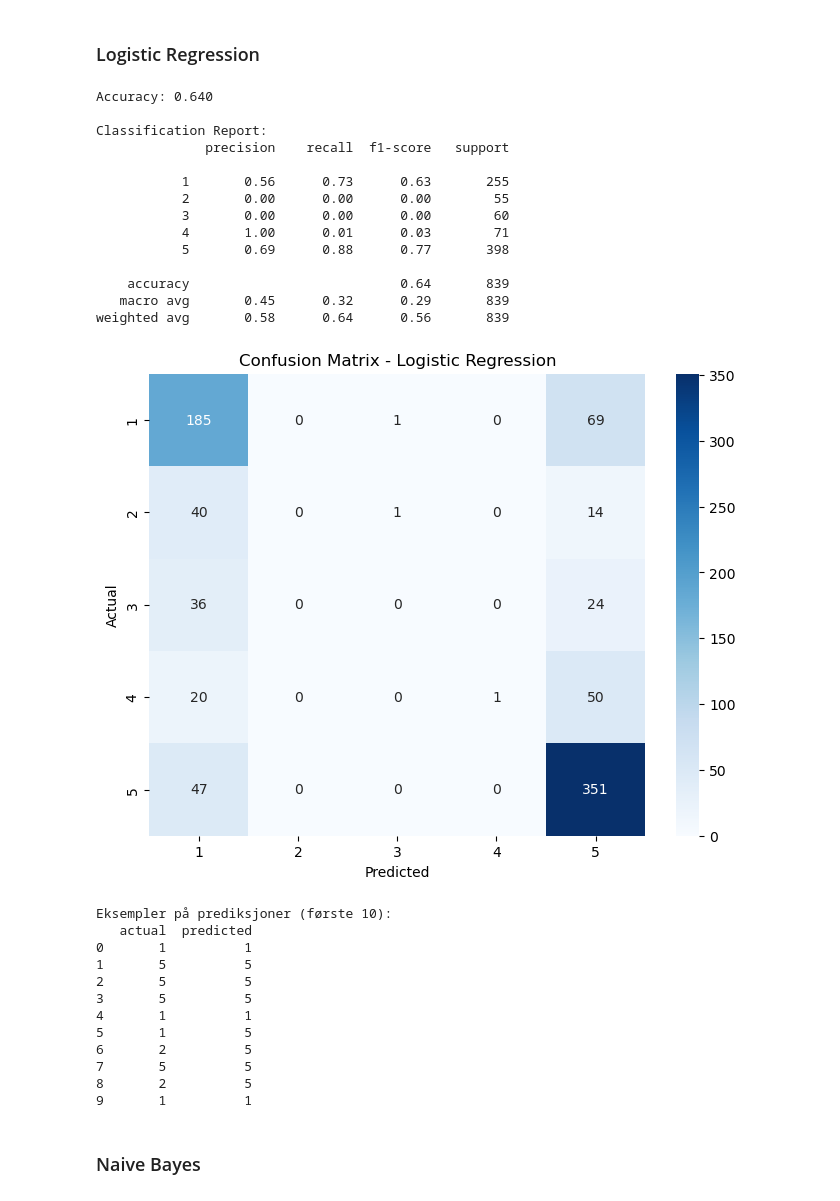
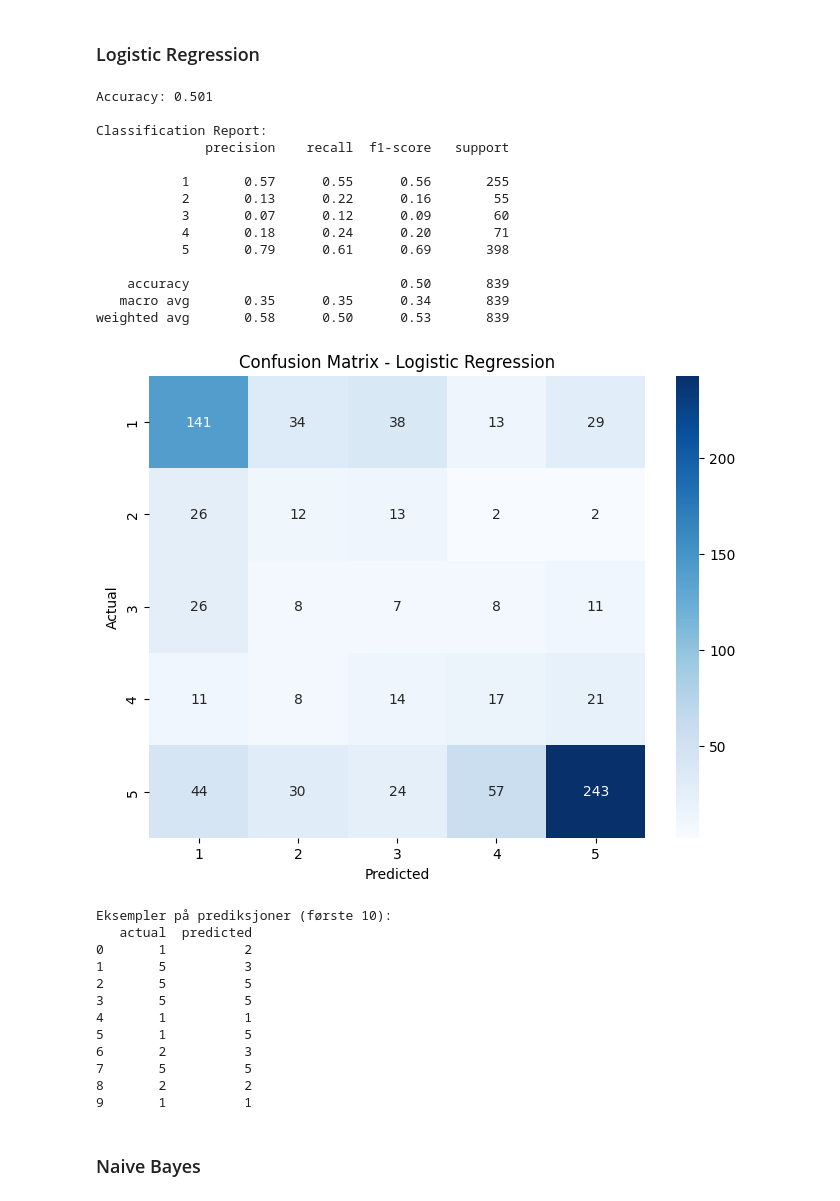
Before and after one commit to hmoverhaug/INFO284, a Jupyter notebook: visualisere.ipynb, the cells around one changed output. Drawn from its saved outputs; the diff is of its cells as text; code cells hidden in the pictures.

Commit message:
Update visualisere.ipynb
Lagt til weights

```diff
--- a/visualisere.ipynb
+++ b/visualisere.ipynb
@@ -422,3 +411,8 @@ X_test_seq = tokenizer.texts_to_sequences(X_test_text)
 
 X_train_seq = pad_sequences(X_train_seq, maxlen=100, padding='post')
 X_test_seq = pad_sequences(X_test_seq, maxlen=100, padding='post')
+
+classes = np.array([1, 2, 3, 4, 5])
+weights = compute_class_weight('balanced', classes=classes, y=y_train)
+class_weights = dict(zip(classes, weights))
+print("Class weights:", class_weights)
@@ -427,7 +423,7 @@ X_test_seq = pad_sequences(X_test_seq, maxlen=100, padding='post')
 # %% [markdown]
 ### Logistic Regression
 # %%
-model_lr = LogisticRegression(max_iter=1000, random_state=42)
+model_lr = LogisticRegression(max_iter=1000, random_state=42, class_weight=class_weights)
 model_lr.fit(X_train, y_train)
 
 # --- PREDIKSJON ---
@@ -437,54 +433,54 @@ y_pred_lr = model_lr.predict(X_test)
 accuracy = accuracy_score(y_test, y_pred_lr)
 print(f"Accuracy: {accuracy:.3f}")
 print("\nClassification Report:")
 print(classification_report(y_test, y_pred_lr))
 
 # --- CONFUSION MATRIX HEATMAP ---
 cm = confusion_matrix(y_test, y_pred_lr)
 
 plt.figure(figsize=(8, 6))
 sns.heatmap(cm, annot=True, fmt='d', cmap='Blues',
             xticklabels=sorted(y.unique()),
             yticklabels=sorted(y.unique()))
 plt.xlabel("Predicted")
 plt.ylabel("Actual")
 plt.title("Confusion Matrix - Logistic Regression")
 plt.show()
 
 # --- VIS NOEN EKSEMPLER ---
 results = pd.DataFrame({
     "actual": y_test.values,
     "predicted": y_pred_lr
 })
 print("\nEksempler på prediksjoner (første 10):")
 print(results.head(10))
 # %% [output]
-Accuracy: 0.640
+Accuracy: 0.501
 
 Classification Report:
               precision    recall  f1-score   support
 
-           1       0.56      0.73      0.63       255
-           2       0.00      0.00      0.00        55
-           3       0.00      0.00      0.00        60
-           4       1.00      0.01      0.03        71
-           5       0.69      0.88      0.77       398
+           1       0.57      0.55      0.56       255
+           2       0.13      0.22      0.16        55
+           3       0.07      0.12      0.09        60
+           4       0.18      0.24      0.20        71
+           5       0.79      0.61      0.69       398
 
-    accuracy                           0.64       839
-   macro avg       0.45      0.32      0.29       839
-weighted avg       0.58      0.64      0.56       839
+    accuracy                           0.50       839
+   macro avg       0.35      0.35      0.34       839
+weighted avg       0.58      0.50      0.53       839
-[figure, old version]
+[figure, new version]
 Eksempler på prediksjoner (første 10):
    actual  predicted
-0       1          1
-1       5          5
+0       1          2
+1       5          3
 2       5          5
 3       5          5
 4       1          1
 5       1          5
-6       2          5
+6       2          3
 7       5          5
-8       2          5
+8       2          2
 9       1          1
 # %% [markdown]
 ### Naive Bayes
```
Also changed, not shown: parts of 13 cells of this notebook.
